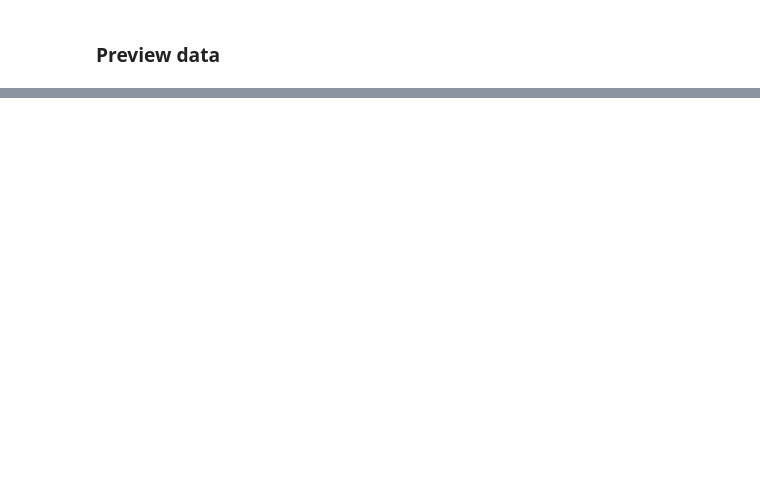
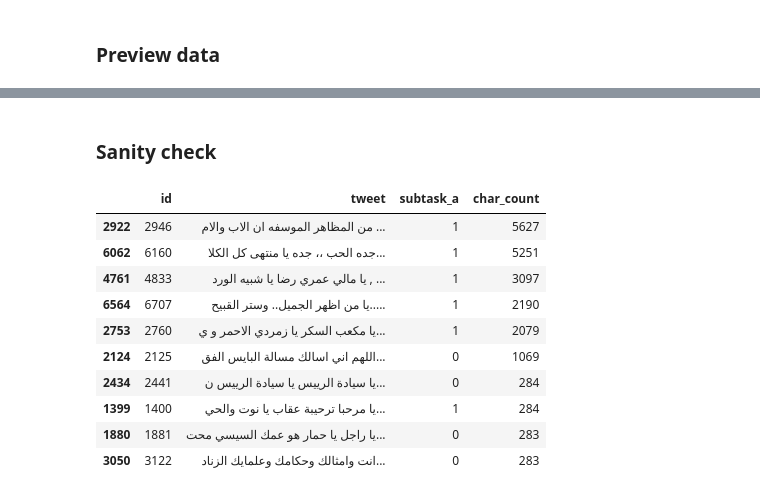
Before and after one commit to rfahrn/Shared_Task, a Jupyter notebook: jroady_rfahrn_tm_ex05.ipynb, the cells around one changed output, grey strips where cells are left out. Drawn from its saved outputs; the diff is of its cells as text; code cells hidden in the pictures; blank space fills up the shorter version.

```diff
--- a/jroady_rfahrn_tm_ex05.ipynb
+++ b/jroady_rfahrn_tm_ex05.ipynb
@@ -43,5 +67,5 @@ else:
 # %%
-train = pd.read_csv('Shared_Task/data/offenseval-ar-training-v1.tsv', sep='\t')
+train = pd.read_csv('Shared_Task/data/offenseval-ar-training-v1.tsv', sep='\t', encoding='utf-8')
 # %% [markdown]
 ### Preview data
 # %%
@@ -51,0 +316,23 @@ plt.title('Count NOT/OFF')
+# %% [markdown]
+### Sanity check
+# %%
+def count_chars(tweet):
+    return len(tweet)
+
+
+for df in dfs:
+    df['char_count'] = df['tweet'].apply(count_chars)
+
+train_no_emoji.sort_values(by='char_count', ascending=[0]).head(10)
+# %% [output]
+|  | id | tweet | subtask_a | char_count |
+| 2922 | 2946 | من المظاهر الموسفه ان الاب والام ... | 1 | 5627 |
+| 6062 | 6160 | جده الحب ،، جده يا منتهى كل الكلا... | 1 | 5251 |
+| 4761 | 4833 | يا مالي عمري رضا يا شبيه الورد , ... | 1 | 3097 |
+| 6564 | 6707 | يا من اظهر الجميل.. وستر القبيح..... | 1 | 2190 |
+| 2753 | 2760 | يا مكعب السكر يا زمردي الاحمر و ي... | 1 | 2079 |
+| 2124 | 2125 | اللهم اني اسالك مسالة البايس الفق... | 0 | 1069 |
+| 2434 | 2441 | يا سيادة الرييس يا سيادة الرييس ن... | 0 | 284 |
+| 1399 | 1400 | يا مرحبا ترحيبة عقاب يا نوت والحي... | 1 | 284 |
+| 1880 | 1881 | يا راجل يا حمار هو عمك السيسي محت... | 0 | 283 |
+| 3050 | 3122 | انت وامثالك وحكامك وعلمايك الزناد... | 0 | 283 |
```
Also changed, not shown: parts of 37 cells of this notebook.
